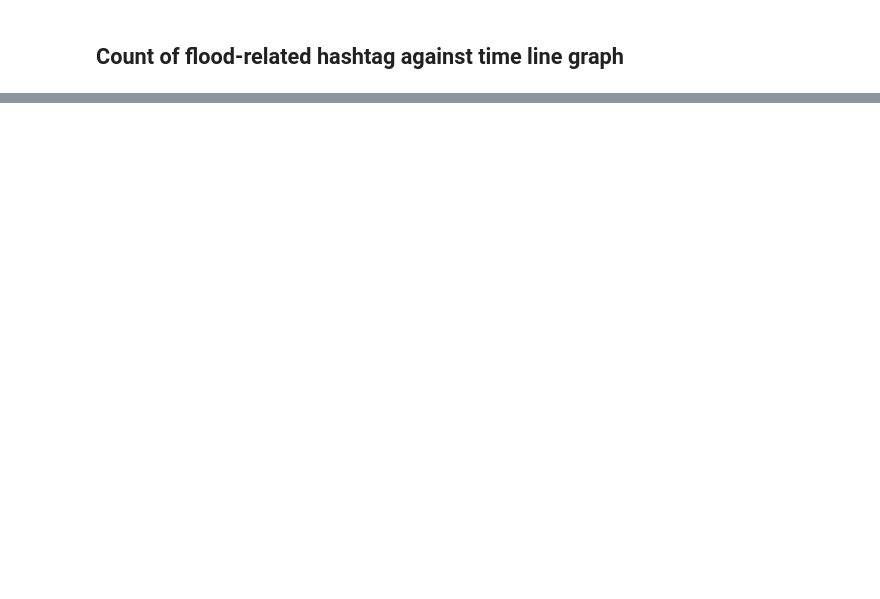
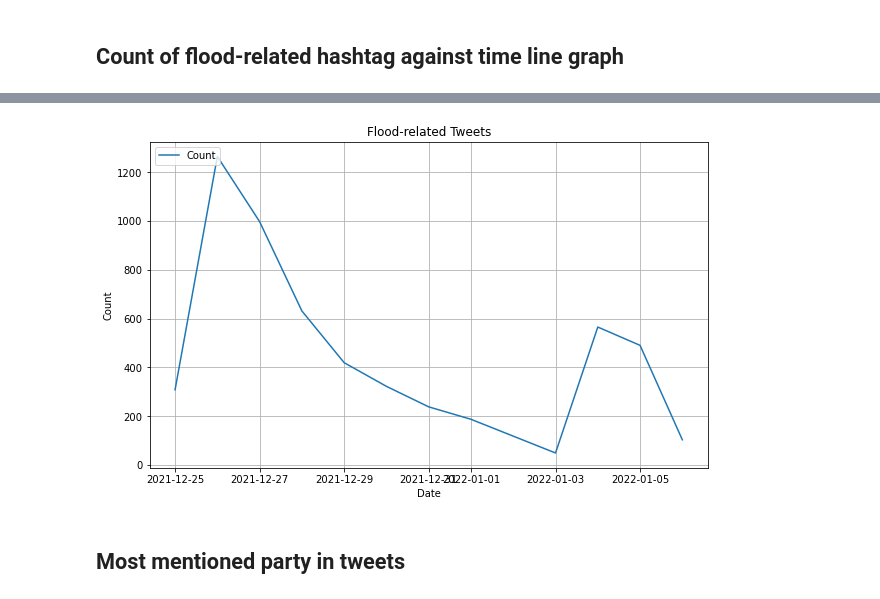
Before and after one commit to wilsonkw97/WeWarnYou, a Jupyter notebook: Data Collection and Pre-processing.ipynb, the cells around one changed output, grey strips where cells are left out. Drawn from its saved outputs; the diff is of its cells as text; code cells hidden in the pictures; blank space fills up the shorter version.

```diff
--- a/Data Collection and Pre-processing.ipynb
+++ b/Data Collection and Pre-processing.ipynb
@@ -80,18 +193,27 @@ df_count
 # %%
 # Convention for import of the pyplot interface
 import matplotlib.pyplot as plt
 
 # Set-up to have matplotlib use its support for notebook inline plots
 %matplotlib inline
 
 fig, ax = plt.subplots(figsize=(10, 6))
 
 # Specify how our lines should look
 ax.plot(df_count.tweet_text, color='tab:blue', label='Count')
 
 # Same as above
 ax.set_xlabel('Date')
 ax.set_ylabel('Count')
 ax.set_title('Flood-related Tweets')
 ax.grid(True)
 ax.legend(loc='upper left');
+
+
+# Save line graph to django static folder
+path = os.getcwd() + r"\django-volt-dashboard\apps\static\assets\flood-trend.png"
+plt.savefig(path)
+# %% [output]
+[figure, added]
+# %% [markdown]
+## Most mentioned party in tweets
```
Also changed, not shown: parts of 16 cells of this notebook, 5 other files.
